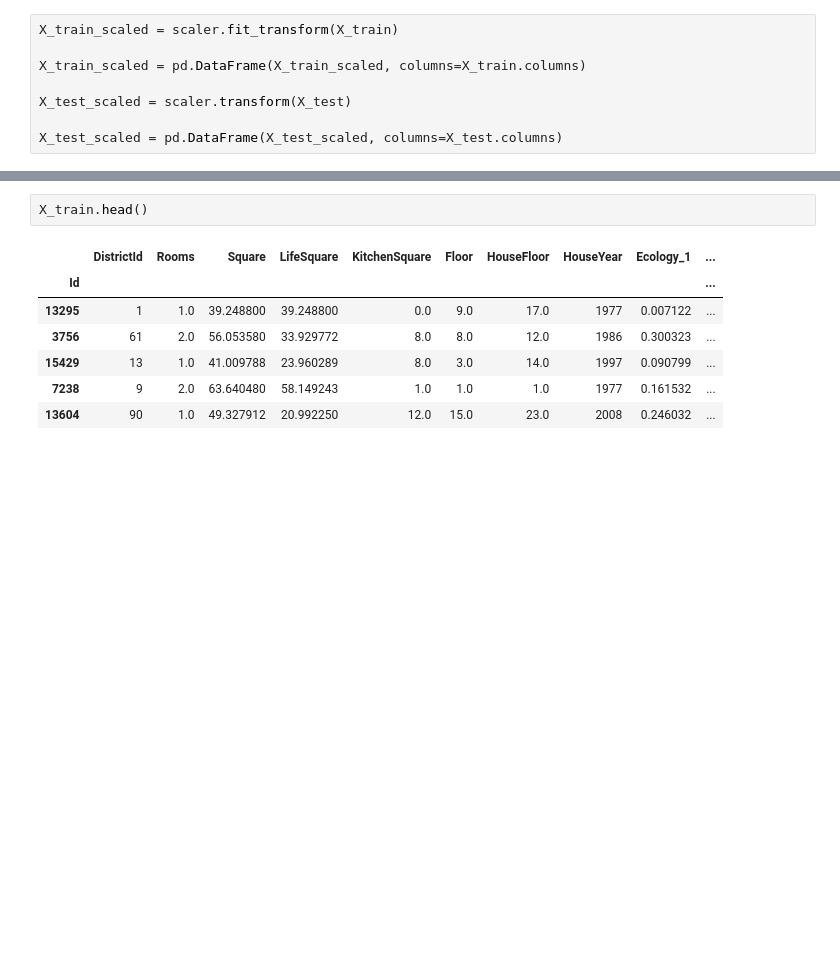
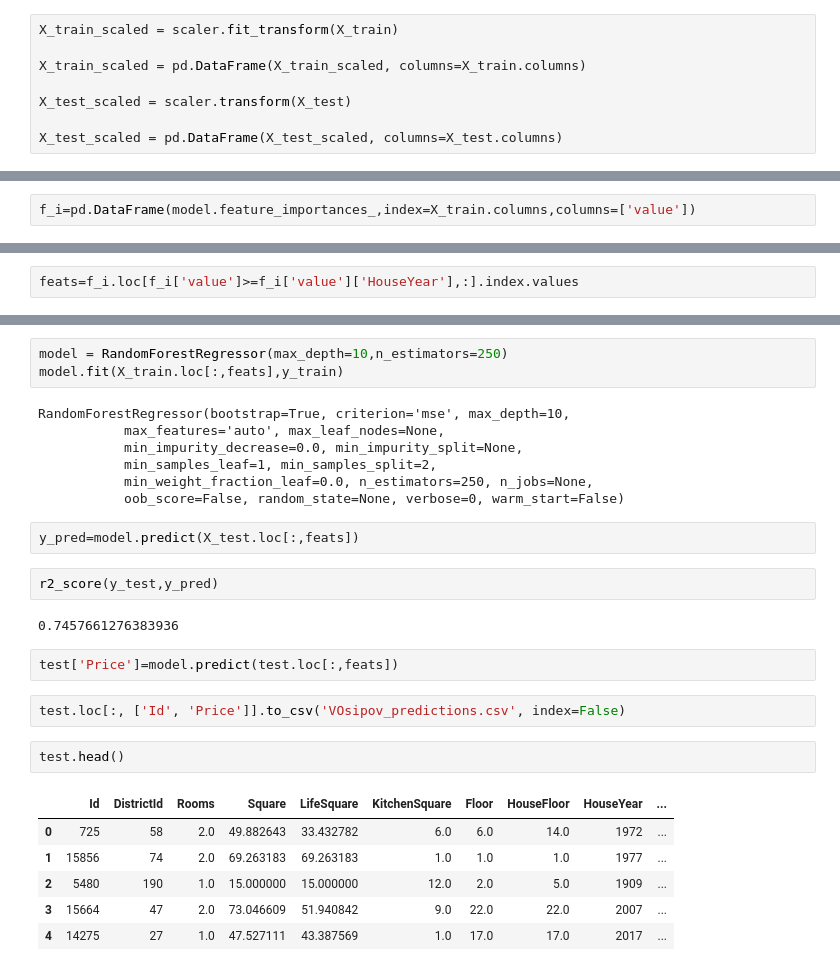
Before and after one commit to Valvea/home_work_for_ds, a Jupyter notebook: for_project.ipynb, the cells around one changed output, grey strips where cells are left out. Drawn from its saved outputs; the diff is of its cells as text; blank space fills up the shorter version.

```diff
--- a/for_project.ipynb
+++ b/for_project.ipynb
@@ -607,0 +577,2 @@ array([1.00000000e+00, 1.00000000e+00, 3.92488002e+01, ...,
+# %%
+f_i=pd.DataFrame(model.feature_importances_,index=X_train.columns,columns=['value'])
@@ -607,0 +584,2 @@ array([1.00000000e+00, 1.00000000e+00, 3.92488002e+01, ...,
+# %%
+feats=f_i.loc[f_i['value']>=f_i['value']['HouseYear'],:].index.values
@@ -608,10 +591,29 @@ array([1.00000000e+00, 1.00000000e+00, 3.92488002e+01, ...,
+# %%
+model = RandomForestRegressor(max_depth=10,n_estimators=250)
+model.fit(X_train.loc[:,feats],y_train)
+# %% [output]
+RandomForestRegressor(bootstrap=True, criterion='mse', max_depth=10,
+           max_features='auto', max_leaf_nodes=None,
+           min_impurity_decrease=0.0, min_impurity_split=None,
+           min_samples_leaf=1, min_samples_split=2,
+           min_weight_fraction_leaf=0.0, n_estimators=250, n_jobs=None,
+           oob_score=False, random_state=None, verbose=0, warm_start=False)
+# %%
+y_pred=model.predict(X_test.loc[:,feats])
+# %%
+r2_score(y_test,y_pred)
+# %% [output]
+0.7457661276383936
+# %%
+test['Price']=model.predict(test.loc[:,feats])
+# %%
+test.loc[:, ['Id', 'Price']].to_csv('VOsipov_predictions.csv', index=False)
 # %%
-X_train.head()
+test.head()
 # %% [output]
-|  | DistrictId | Rooms | Square | LifeSquare | KitchenSquare | Floor | HouseFloor | HouseYear | Ecology_1 | ... |
-| Id |  |  |  |  |  |  |  |  |  | ... |
-| 13295 | 1 | 1.0 | 39.248800 | 39.248800 | 0.0 | 9.0 | 17.0 | 1977 | 0.007122 | ... |
-| 3756 | 61 | 2.0 | 56.053580 | 33.929772 | 8.0 | 8.0 | 12.0 | 1986 | 0.300323 | ... |
-| 15429 | 13 | 1.0 | 41.009788 | 23.960289 | 8.0 | 3.0 | 14.0 | 1997 | 0.090799 | ... |
-| 7238 | 9 | 2.0 | 63.640480 | 58.149243 | 1.0 | 1.0 | 1.0 | 1977 | 0.161532 | ... |
-| 13604 | 90 | 1.0 | 49.327912 | 20.992250 | 12.0 | 15.0 | 23.0 | 2008 | 0.246032 | ... |
+|  | Id | DistrictId | Rooms | Square | LifeSquare | KitchenSquare | Floor | HouseFloor | HouseYear | ... |
+| 0 | 725 | 58 | 2.0 | 49.882643 | 33.432782 | 6.0 | 6.0 | 14.0 | 1972 | ... |
+| 1 | 15856 | 74 | 2.0 | 69.263183 | 69.263183 | 1.0 | 1.0 | 1.0 | 1977 | ... |
+| 2 | 5480 | 190 | 1.0 | 15.000000 | 15.000000 | 12.0 | 2.0 | 5.0 | 1909 | ... |
+| 3 | 15664 | 47 | 2.0 | 73.046609 | 51.940842 | 9.0 | 22.0 | 22.0 | 2007 | ... |
+| 4 | 14275 | 27 | 1.0 | 47.527111 | 43.387569 | 1.0 | 17.0 | 17.0 | 2017 | ... |
```
Also changed, not shown: parts of 27 cells of this notebook.
